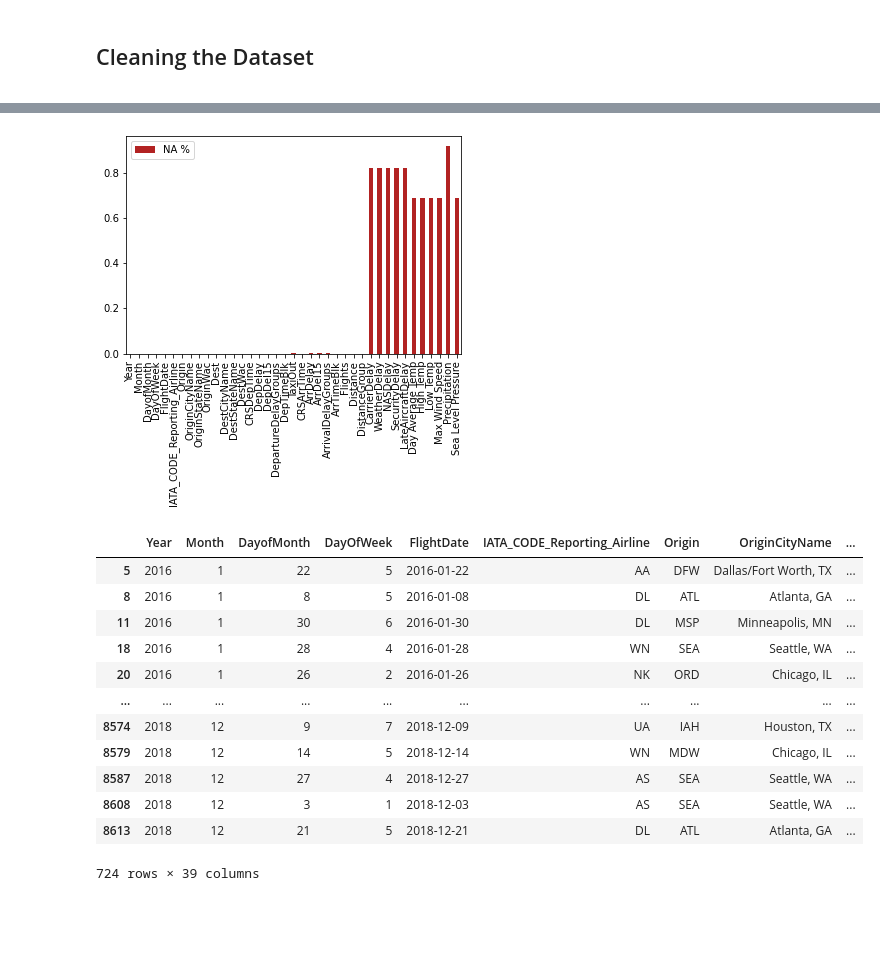
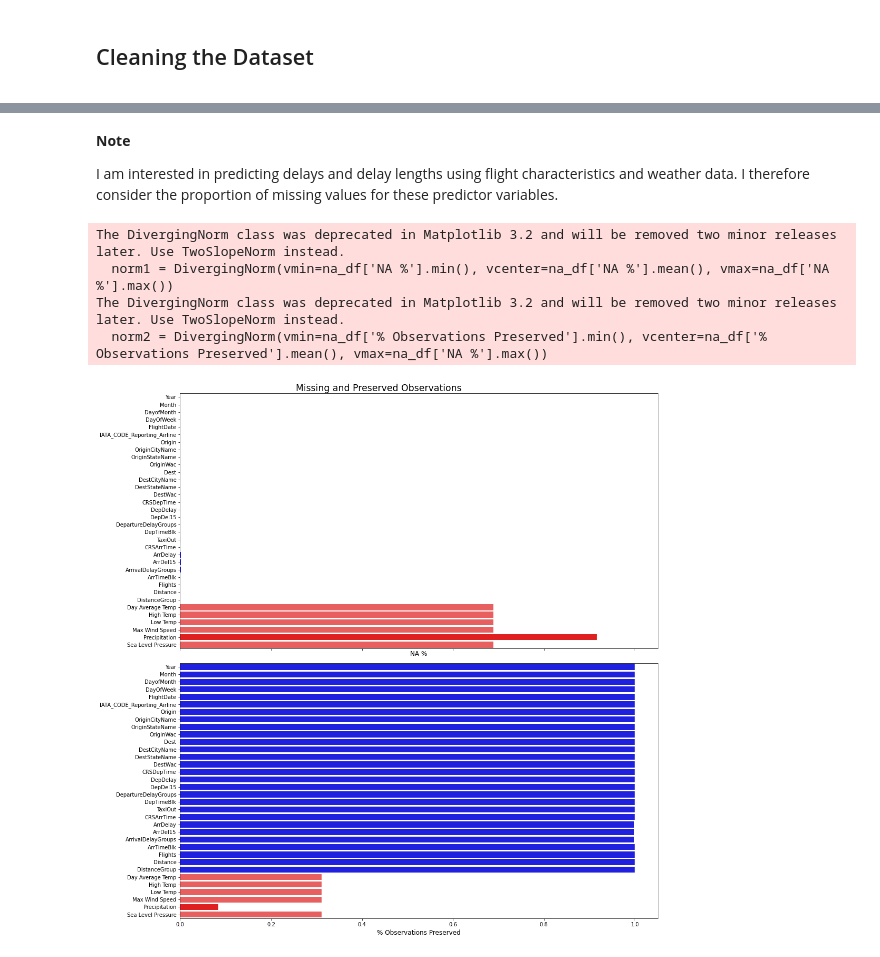
Before and after one commit to Oryder-green/FDS-project, a Jupyter notebook: Data Cleaning.ipynb, the cells around one changed output, grey strips where cells are left out. Cells and saved outputs as stored; diff of their text form; code cells hidden in the pictures; blank space fills up the shorter version.

```diff
--- a/Data Cleaning.ipynb
+++ b/Data Cleaning.ipynb
@@ -328,35 +284,61 @@ fig.suptitle('Salesforce Stock Price and Book Value',  size= 'xx-large')
+# %%
+#drop observations with contradictory target values
+
+#Departure delays
+mask2 = df[(df['DepDel15'] == 1) & (df['DepDelay'] < 15)].index
+mask3 = df[(df['DepDel15'] == 0) & (df['DepDelay'] >= 15)].index
+
+df = df.drop(df.index[mask2])
+df = df.drop(df.index[mask3])
+
+#reset index
+df = df.reset_index(drop=True)
+# %%
+#hard code DepDelay = 0 if DepDelay < 0.
+df.loc[df['DepDelay']<0, 'DepDelay'] = 0
+# %% [markdown]
+**Note**
+
+I am interested in predicting delays and delay lengths using flight characteristics and weather data. I therefore consider the proportion of missing values for these predictor variables.
 # %%
 colnames = df.columns
 colnames
 
 na_cols = {}
 for column in colnames:
     na_mean = df[column].isna().mean()
     na_cols.update({column:na_mean})
 
 #create dataframe from dictionary
 na_df = pd.DataFrame.from_dict(na_cols, orient='Index', columns=['NA %'])
 
-#plot missing values
-na_df.plot(kind='bar', x='NA %', color='firebrick')
+#what is the effect of dropping missing values in relevant columns?
+for column in colnames:
+    mask = df[df[column].isna()].index
+    drop_length = df.drop(df.index[mask]).shape[0]
+    na_df.loc[column,['% Observations Preserved']] = drop_length/df.shape[0]
+
+
+#plot missing values and cost of dropping observations
+
+fig, axes = plt.subplots(2,1, figsize=(15,15), sharex=True)
+
+fig.suptitle('Missing and Preserved Observations',  size= 'xx-large')
+
+norm1 = DivergingNorm(vmin=na_df['NA %'].min(), vcenter=na_df['NA %'].mean(), vmax=na_df['NA %'].max())
+colors1 = [plt.cm.bwr(norm1(c)) for c in na_df['NA %']]
+
+norm2 = DivergingNorm(vmin=na_df['% Observations Preserved'].min(), vcenter=na_df['% Observations Preserved'].mean(), vmax=na_df['NA %'].max())
+colors2 = [plt.cm.bwr_r(norm2(c)) for c in na_df['% Observations Preserved']]
+
+sns.barplot(y= na_df.index, x=na_df['NA %'], palette=colors1, ax = axes[0]).set_xlabel('NA %', size='large')
+sns.barplot(y=na_df.index, x=na_df['% Observations Preserved'], palette=colors2, ax = axes[1]).set_xlabel('% Observations Preserved', size='large')
+
+plt.tight_layout()
 plt.show()
 # %% [output]
+The DivergingNorm class was deprecated in Matplotlib 3.2 and will be removed two minor releases later. Use TwoSlopeNorm instead.
+  norm1 = DivergingNorm(vmin=na_df['NA %'].min(), vcenter=na_df['NA %'].mean(), vmax=na_df['NA %'].max())
+The DivergingNorm class was deprecated in Matplotlib 3.2 and will be removed two minor releases later. Use TwoSlopeNorm instead.
+  norm2 = DivergingNorm(vmin=na_df['% Observations Preserved'].min(), vcenter=na_df['% Observations Preserved'].mean(), vmax=na_df['NA %'].max())
-[figure, old version]
+[figure, new version]
-# %%
-mask5 = df[df['Precipitation'].isna()].index
-df.drop(df.index[mask5])
-#might go with this.
-# %% [output]
-|  | Year | Month | DayofMonth | DayOfWeek | FlightDate | IATA_CODE_Reporting_Airline | Origin | OriginCityName | ... |
-| 5 | 2016 | 1 | 22 | 5 | 2016-01-22 | AA | DFW | Dallas/Fort Worth, TX | ... |
-| 8 | 2016 | 1 | 8 | 5 | 2016-01-08 | DL | ATL | Atlanta, GA | ... |
-| 11 | 2016 | 1 | 30 | 6 | 2016-01-30 | DL | MSP | Minneapolis, MN | ... |
-| 18 | 2016 | 1 | 28 | 4 | 2016-01-28 | WN | SEA | Seattle, WA | ... |
-| 20 | 2016 | 1 | 26 | 2 | 2016-01-26 | NK | ORD | Chicago, IL | ... |
-| ... | ... | ... | ... | ... | ... | ... | ... | ... | ... |
-| 8574 | 2018 | 12 | 9 | 7 | 2018-12-09 | UA | IAH | Houston, TX | ... |
-| 8579 | 2018 | 12 | 14 | 5 | 2018-12-14 | WN | MDW | Chicago, IL | ... |
-| 8587 | 2018 | 12 | 27 | 4 | 2018-12-27 | AS | SEA | Seattle, WA | ... |
-| 8608 | 2018 | 12 | 3 | 1 | 2018-12-03 | AS | SEA | Seattle, WA | ... |
-| 8613 | 2018 | 12 | 21 | 5 | 2018-12-21 | DL | ATL | Atlanta, GA | ... |
-724 rows × 39 columns
```
Also changed, not shown: parts of 29 cells of this notebook, 1 other file.
